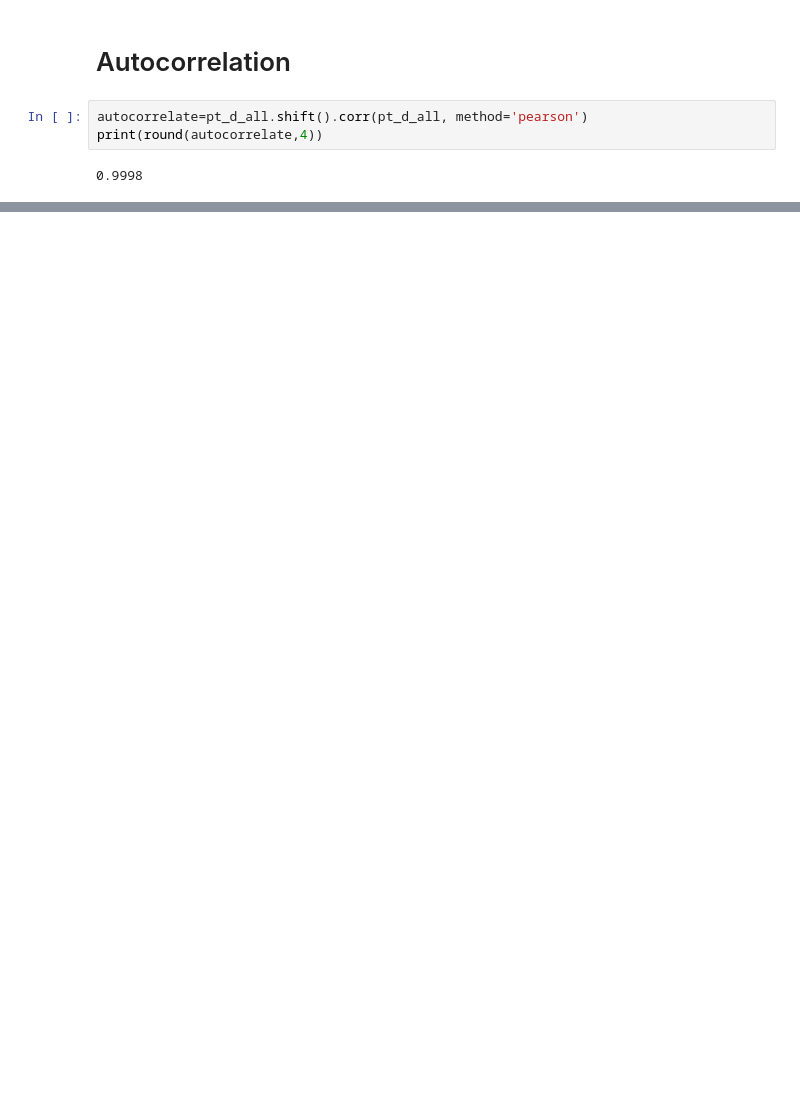
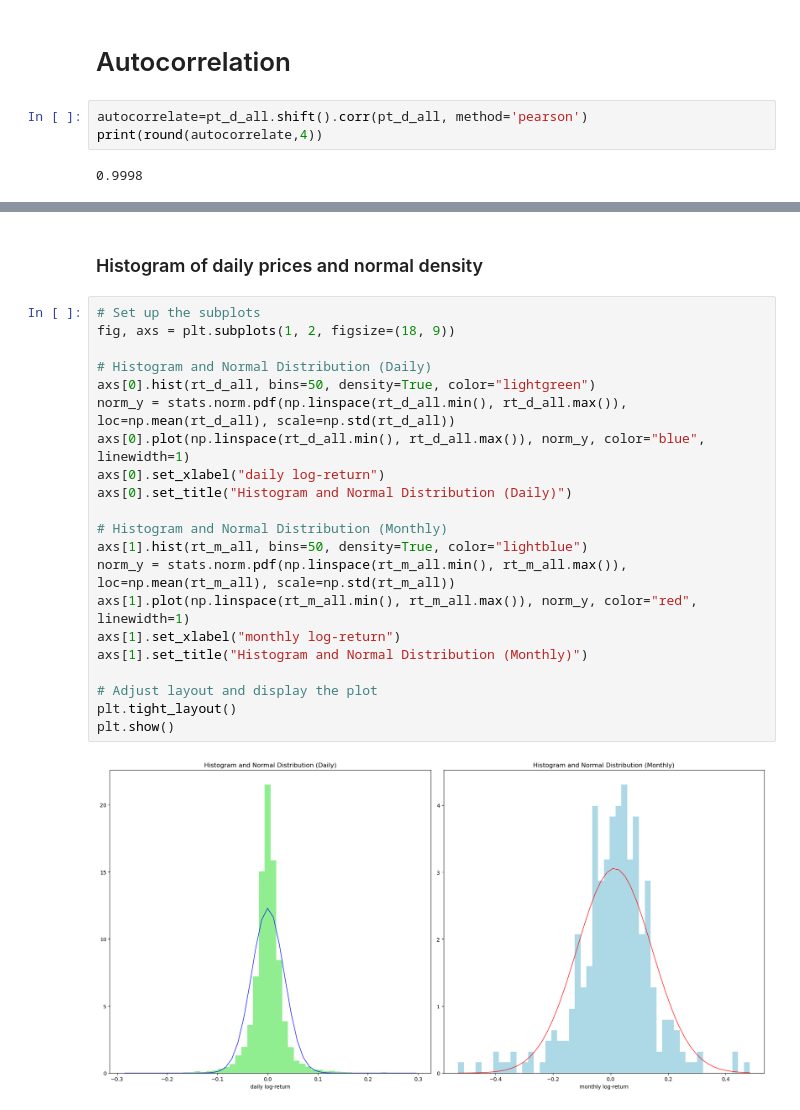
Before and after one commit to cgav1n1/Econometrics_Stylized_Facts, a Jupyter notebook: MidTermAssignment.ipynb, the cells around one changed output, grey strips where cells are left out. Saved outputs shown, nothing was run; the diff lists cells and outputs as text; blank space fills up the shorter version.

```diff
--- a/MidTermAssignment.ipynb
+++ b/MidTermAssignment.ipynb
@@ -371,0 +400,25 @@ plt.show()
+# %% [markdown]
+### Histogram of daily prices and normal density
+# %%
+# Set up the subplots
+fig, axs = plt.subplots(1, 2, figsize=(18, 9))
+
+# Histogram and Normal Distribution (Daily)
+axs[0].hist(rt_d_all, bins=50, density=True, color="lightgreen")
+norm_y = stats.norm.pdf(np.linspace(rt_d_all.min(), rt_d_all.max()), loc=np.mean(rt_d_all), scale=np.std(rt_d_all))
+axs[0].plot(np.linspace(rt_d_all.min(), rt_d_all.max()), norm_y, color="blue", linewidth=1)
+axs[0].set_xlabel("daily log-return")
+axs[0].set_title("Histogram and Normal Distribution (Daily)")
+
+# Histogram and Normal Distribution (Monthly)
+axs[1].hist(rt_m_all, bins=50, density=True, color="lightblue")
+norm_y = stats.norm.pdf(np.linspace(rt_m_all.min(), rt_m_all.max()), loc=np.mean(rt_m_all), scale=np.std(rt_m_all))
+axs[1].plot(np.linspace(rt_m_all.min(), rt_m_all.max()), norm_y, color="red", linewidth=1)
+axs[1].set_xlabel("monthly log-return")
+axs[1].set_title("Histogram and Normal Distribution (Monthly)")
+
+# Adjust layout and display the plot
+plt.tight_layout()
+plt.show()
+# %% [output]
+[figure, added]
```
Also changed, not shown: parts of 65 cells of this notebook, 9 other files.
